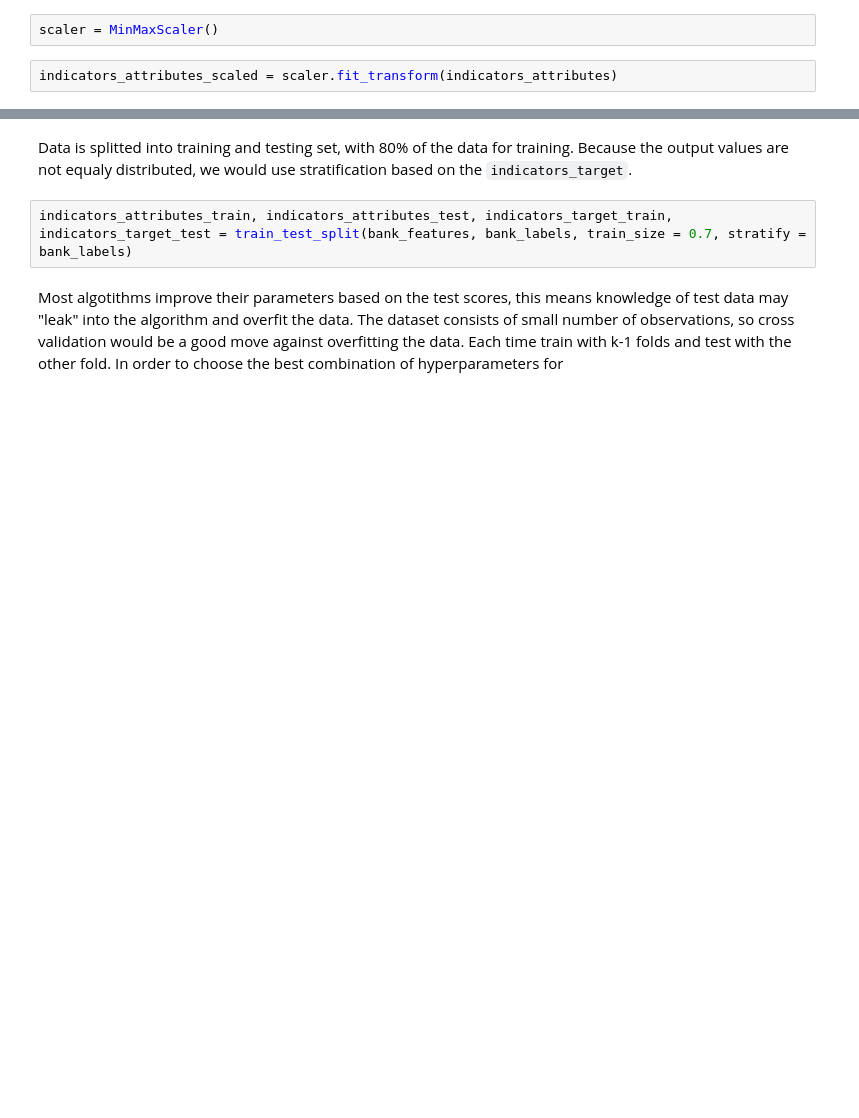
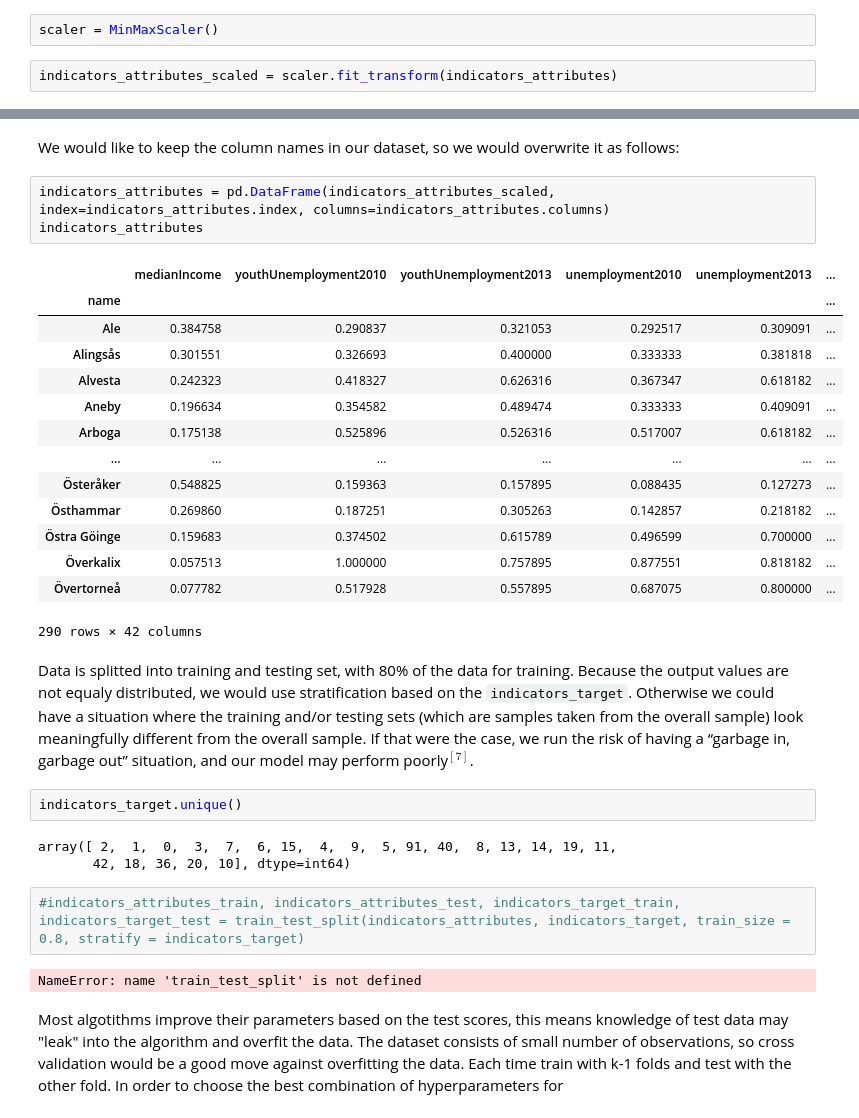
Before and after one commit to ignatovasashka/Exam-Project-Machine-Learning, a Jupyter notebook: School Fire Cases in Sweden and KPIs.ipynb, the cells around one changed output, grey strips where cells are left out. Drawn from its saved outputs; the diff is of its cells as text; blank space fills up the shorter version.

```diff
--- a/School Fire Cases in Sweden and KPIs.ipynb
+++ b/School Fire Cases in Sweden and KPIs.ipynb
@@ -333,7 +349,34 @@ indicators_attributes_scaled = scaler.fit_transform(indicators_attributes)
+# %% [markdown]
+We would like to keep the column names in our dataset, so we would overwrite it as follows:
+# %%
+indicators_attributes = pd.DataFrame(indicators_attributes_scaled, index=indicators_attributes.index, columns=indicators_attributes.columns)
+indicators_attributes
+# %% [output]
+|  | medianIncome | youthUnemployment2010 | youthUnemployment2013 | unemployment2010 | unemployment2013 | ... |
+| name |  |  |  |  |  | ... |
+| Ale | 0.384758 | 0.290837 | 0.321053 | 0.292517 | 0.309091 | ... |
+| Alingsås | 0.301551 | 0.326693 | 0.400000 | 0.333333 | 0.381818 | ... |
+| Alvesta | 0.242323 | 0.418327 | 0.626316 | 0.367347 | 0.618182 | ... |
+| Aneby | 0.196634 | 0.354582 | 0.489474 | 0.333333 | 0.409091 | ... |
+| Arboga | 0.175138 | 0.525896 | 0.526316 | 0.517007 | 0.618182 | ... |
+| ... | ... | ... | ... | ... | ... | ... |
+| Österåker | 0.548825 | 0.159363 | 0.157895 | 0.088435 | 0.127273 | ... |
+| Östhammar | 0.269860 | 0.187251 | 0.305263 | 0.142857 | 0.218182 | ... |
+| Östra Göinge | 0.159683 | 0.374502 | 0.615789 | 0.496599 | 0.700000 | ... |
+| Överkalix | 0.057513 | 1.000000 | 0.757895 | 0.877551 | 0.818182 | ... |
+| Övertorneå | 0.077782 | 0.517928 | 0.557895 | 0.687075 | 0.800000 | ... |
+290 rows × 42 columns
 # %% [markdown]
-Data is splitted into training and testing set, with 80% of the data for training. Because the output values are not equaly distributed, we would use stratification based on the `indicators_target`.
+Data is splitted into training and testing set, with 80% of the data for training. Because the output values are not equaly distributed, we would use stratification based on the `indicators_target`. Otherwise we could have a situation where the training and/or testing sets (which are samples taken from the overall sample) look meaningfully different from the overall sample. If that were the case, we run the risk of having a “garbage in, garbage out” situation, and our model may perform poorly$^{[7]}$.
+# %%
+indicators_target.unique()
+# %% [output]
+array([ 2,  1,  0,  3,  7,  6, 15,  4,  9,  5, 91, 40,  8, 13, 14, 19, 11,
+       42, 18, 36, 20, 10], dtype=int64)
 # %%
-indicators_attributes_train, indicators_attributes_test, indicators_target_train, indicators_target_test = train_test_split(bank_features, bank_labels, train_size = 0.7, stratify = bank_labels)
+#indicators_attributes_train, indicators_attributes_test, indicators_target_train, indicators_target_test = train_test_split(indicators_attributes, indicators_target, train_size = 0.8, stratify = indicators_target)
+# %% [output]
+NameError: name 'train_test_split' is not defined
 # %% [markdown]
 Most algotithms improve their parameters based on the test scores, this means knowledge of test data may "leak" into the algorithm and overfit the data. The dataset consists of small number of observations, so cross validation would be a good move against overfitting the data. Each time train with k-1 folds and test with the other fold. In order to choose the best combination of hyperparameters for
 # %%
```
Also changed, not shown: parts of 6 cells of this notebook.
